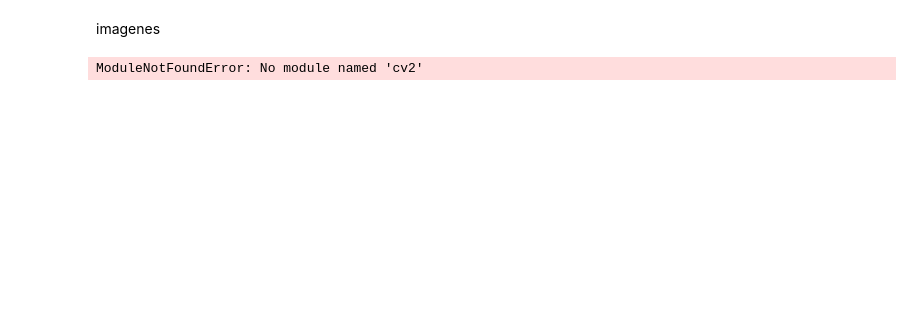
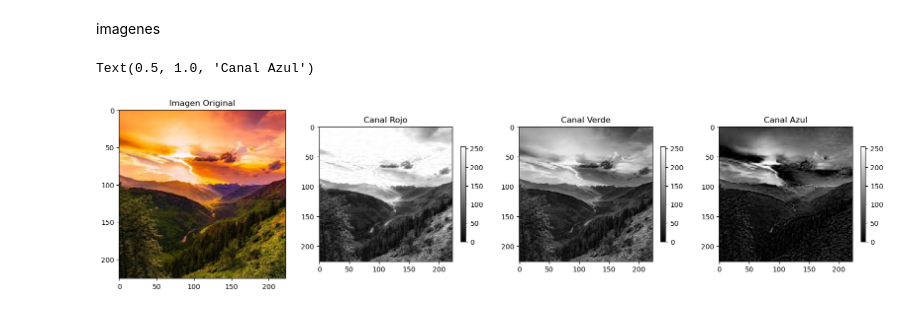
Before and after one commit to marcos7-eri/pdi, a Jupyter notebook: clase2.ipynb, the cells around one changed output. Saved outputs shown, nothing was run; the diff lists cells and outputs as text; code cells hidden in the pictures; blank space fills up the shorter version.

```diff
--- a/clase2.ipynb
+++ b/clase2.ipynb
@@ -2,26 +2,27 @@
 imagenes
 # %%
 import cv2
+import numpy as np
 import matplotlib.pyplot as plt
-import numpy as np
-
-img=cv2.imread('image.jpg')
-img=cv2.cvtColor(img,cv2.COLOR_BGR2RGB)
+img = cv2.imread('image.jpg')
+img_rgb = cv2.cvtColor(img, cv2.COLOR_BGR2RGB)
 
 fig, axs = plt.subplots(1, 4, figsize=(20, 5))
+
 axs[0].imshow(img_rgb)
-axs[0].set_title('imagen')
+axs[0].set_title('Imagen Original')
 
-fig_img= axs[1].imshow(img_rgb[...,0],cmap='gray')
-fig.colorbar(fig_img, ax=axs[1],shrink=0.5)
-axs[1].set_title('canal rojo')
+fig_img=axs[1].imshow(img_rgb[...,0], cmap='gray')
+fig.colorbar(fig_img, ax=axs[1], shrink=0.5)
+axs[1].set_title('Canal Rojo')
 
-fig_img= axs[2].imshow(img_rgb[...,1],cmap='gray')
-fig.colorbar(fig_img, ax=axs[2],shrink=0.5)
-axs[2].set_title('canal rojo')
+fig_img=axs[2].imshow(img_rgb[...,1], cmap='gray')
+fig.colorbar(fig_img, ax=axs[2], shrink=0.5)
+axs[2].set_title('Canal Verde')
 
-fig_img= axs[3].imshow(img_rgb[...,2],cmap='gray')
-fig.colorbar(fig_img, ax=axs[3],shrink=0.5)
-axs[3].set_title('canal rojo')
+fig_img=axs[3].imshow(img_rgb[...,2], cmap='gray')
+fig.colorbar(fig_img, ax=axs[3], shrink=0.5)
+axs[3].set_title('Canal Azul')
 # %% [output]
-ModuleNotFoundError: No module named 'cv2'
+Text(0.5, 1.0, 'Canal Azul')
+[figure, added]
```
Also changed, not shown: parts of 9 cells of this notebook, 4 other files.
